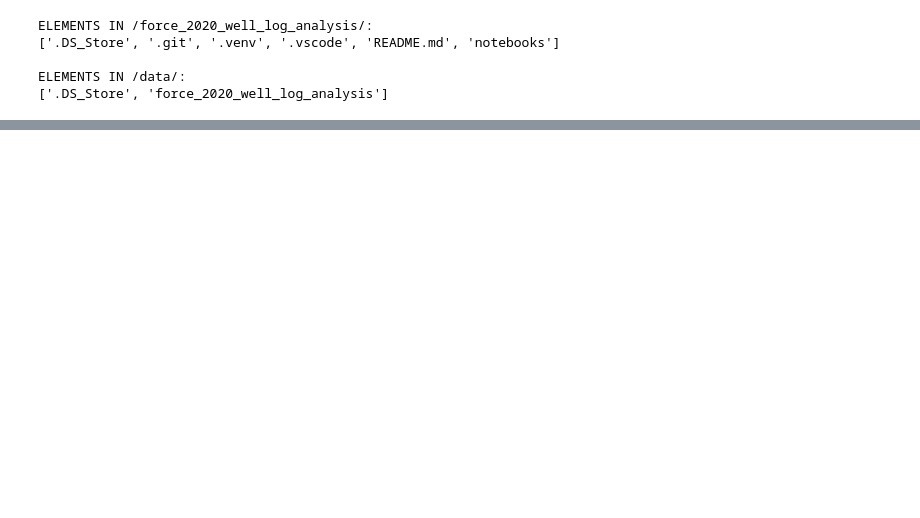
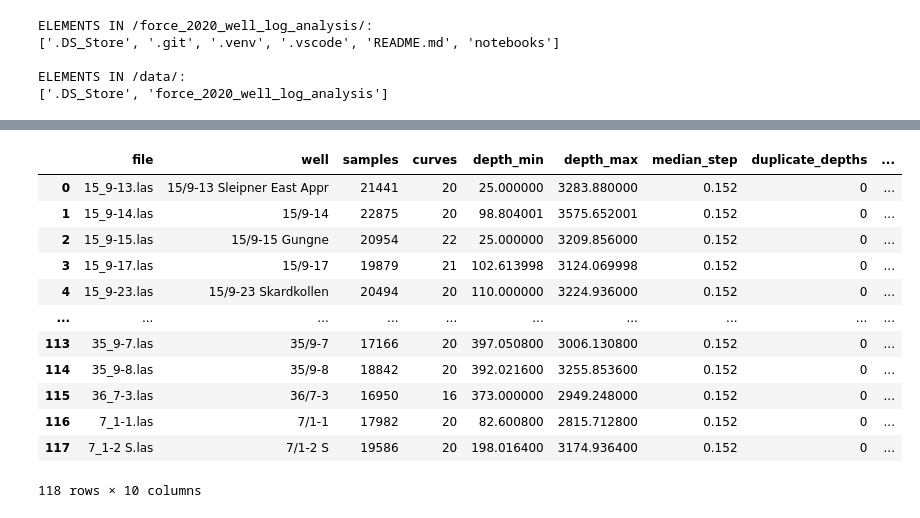
Before and after one commit to leraos/force_2020_well_log_analysis, a Jupyter notebook: notebooks/01_data_inventory.ipynb, the cells around one changed output, grey strips where cells are left out. Cells and saved outputs as stored; diff of their text form; code cells hidden in the pictures; blank space fills up the shorter version.

```diff
--- a/notebooks/01_data_inventory.ipynb
+++ b/notebooks/01_data_inventory.ipynb
@@ -30,0 +205,16 @@ ELEMENTS IN /Force_2020_all_wells/:
+# %%
+well_inventory
+# %% [output]
+|  | file | well | samples | curves | depth_min | depth_max | median_step | duplicate_depths | ... |
+| 0 | 15_9-13.las | 15/9-13 Sleipner East Appr | 21441 | 20 | 25.000000 | 3283.880000 | 0.152 | 0 | ... |
+| 1 | 15_9-14.las | 15/9-14 | 22875 | 20 | 98.804001 | 3575.652001 | 0.152 | 0 | ... |
+| 2 | 15_9-15.las | 15/9-15 Gungne | 20954 | 22 | 25.000000 | 3209.856000 | 0.152 | 0 | ... |
+| 3 | 15_9-17.las | 15/9-17 | 19879 | 21 | 102.613998 | 3124.069998 | 0.152 | 0 | ... |
+| 4 | 15_9-23.las | 15/9-23 Skardkollen | 20494 | 20 | 110.000000 | 3224.936000 | 0.152 | 0 | ... |
+| ... | ... | ... | ... | ... | ... | ... | ... | ... | ... |
+| 113 | 35_9-7.las | 35/9-7 | 17166 | 20 | 397.050800 | 3006.130800 | 0.152 | 0 | ... |
+| 114 | 35_9-8.las | 35/9-8 | 18842 | 20 | 392.021600 | 3255.853600 | 0.152 | 0 | ... |
+| 115 | 36_7-3.las | 36/7-3 | 16950 | 16 | 373.000000 | 2949.248000 | 0.152 | 0 | ... |
+| 116 | 7_1-1.las | 7/1-1 | 17982 | 20 | 82.600800 | 2815.712800 | 0.152 | 0 | ... |
+| 117 | 7_1-2 S.las | 7/1-2 S | 19586 | 20 | 198.016400 | 3174.936400 | 0.152 | 0 | ... |
+118 rows × 10 columns
```
Also changed, not shown: parts of 12 cells of this notebook.
